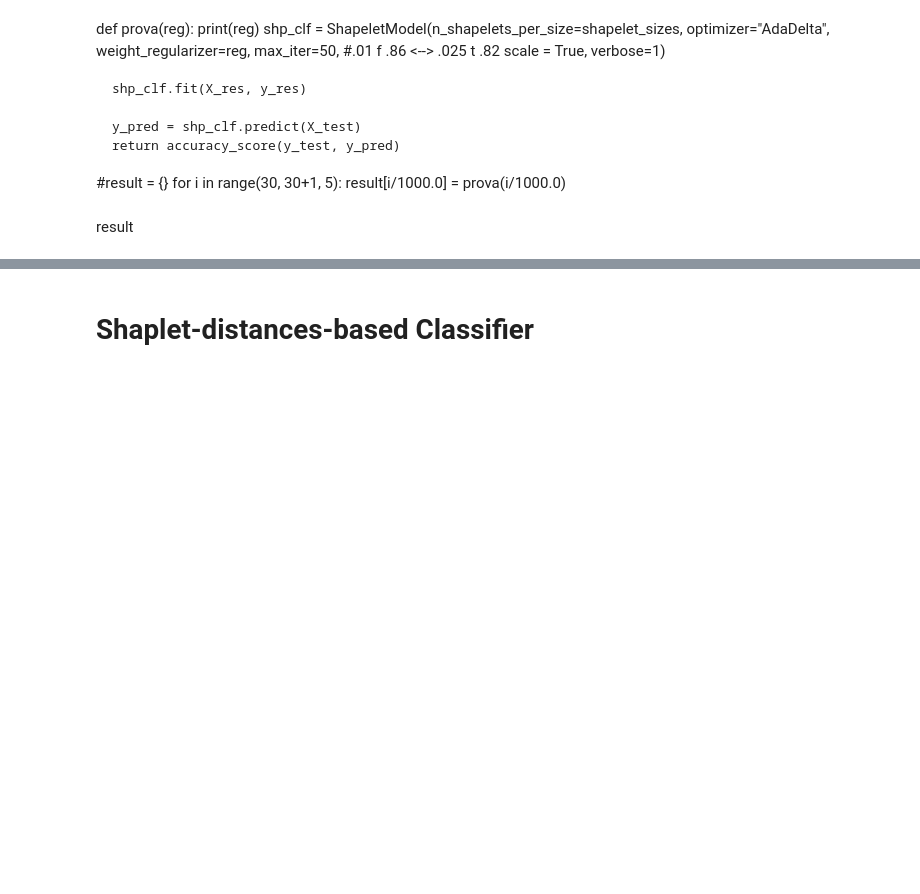
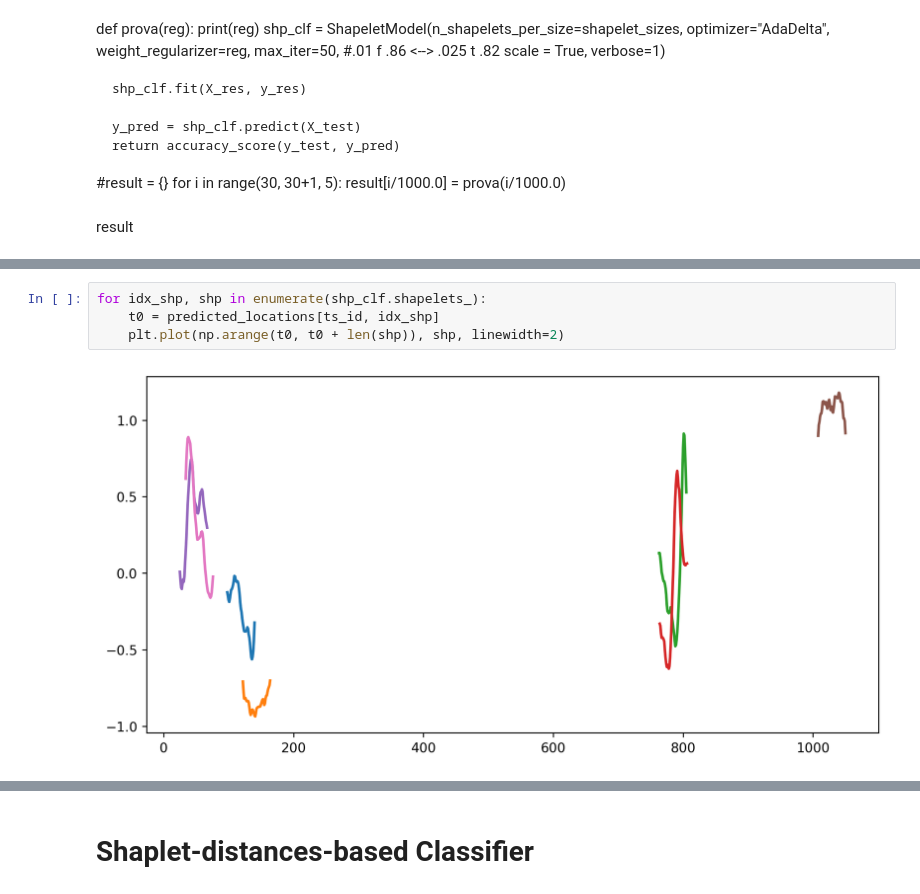
Before and after one commit to cri98li/Data-Mining-2-Project-ts-classification, a Jupyter notebook: Fase 3 shapelet & classificazione.ipynb, the cells around one changed output, grey strips where cells are left out. Drawn from its saved outputs; the diff is of its cells as text; blank space fills up the shorter version.

```diff
--- a/Fase 3 shapelet & classificazione.ipynb
+++ b/Fase 3 shapelet & classificazione.ipynb
@@ -266,0 +267,6 @@ for idx_shp, shp in enumerate(shp_clf.shapelets_):
+# %%
+for idx_shp, shp in enumerate(shp_clf.shapelets_):
+    t0 = predicted_locations[ts_id, idx_shp]
+    plt.plot(np.arange(t0, t0 + len(shp)), shp, linewidth=2)
+# %% [output]
+[figure, added]
```
Also changed, not shown: parts of 39 cells of this notebook, 2 other files.
